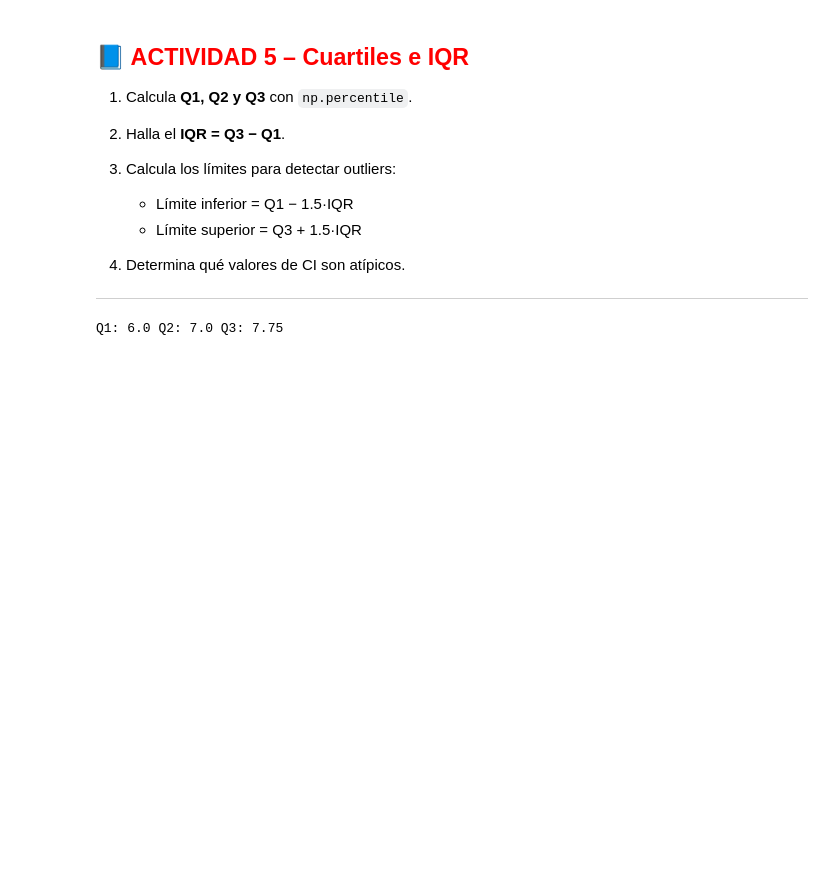
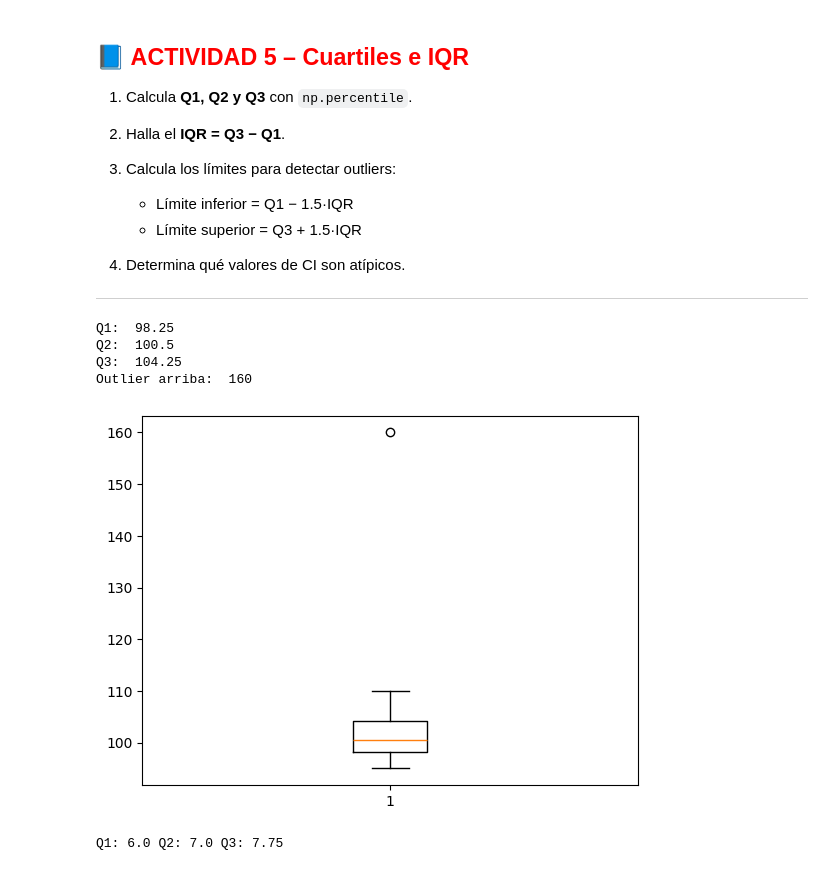
Before and after one commit to Ciclo-Especializacion-IA-y-BigData/estad-stica-en-inteligencia-artificial-kinire98, a Jupyter notebook: ut00/UT00_Nivelacion_8h_Estadistica_machine_learning.ipynb, the cells around one changed output. Drawn from its saved outputs; the diff is of its cells as text; code cells hidden in the pictures; blank space fills up the shorter version.

```diff
--- a/ut00/UT00_Nivelacion_8h_Estadistica_machine_learning.ipynb
+++ b/ut00/UT00_Nivelacion_8h_Estadistica_machine_learning.ipynb
@@ -663,6 +683,36 @@ Los cuartiles dividen los datos en cuatro partes, lo más iguales posible. Para
 4. Determina qué valores de CI son atípicos.
 
 ---
+# %%
+import numpy as np
+
+import matplotlib.pyplot as plt
+
+ci = [95, 100, 102, 98, 105, 110, 97, 101, 99, 160]  # un valor extremo
+
+q1 = np.percentile(ci, 25)
+q2 = np.percentile(ci, 50)
+q3 = np.percentile(ci, 75)
+print("Q1: ", q1)
+print("Q2: ", q2)
+print("Q3: ", q3)
+
+iqr = q3 - q1
+
+for i in ci:
+    if i < q1 - 1.5 * iqr:
+        print("Outlier abajo: ", i)
+    elif i > q3 + 1.5 * iqr:
+        print("Outlier arriba: ", i)
+
+plt.boxplot(ci)
+plt.show()
+# %% [output]
+Q1:  98.25
+Q2:  100.5
+Q3:  104.25
+Outlier arriba:  160
+[figure, added]
 # %%
 notas = [5, 7, 8, 6, 7, 10, 4, 7, 9, 6]
 
```
Also changed, not shown: parts of 2 cells of this notebook.
